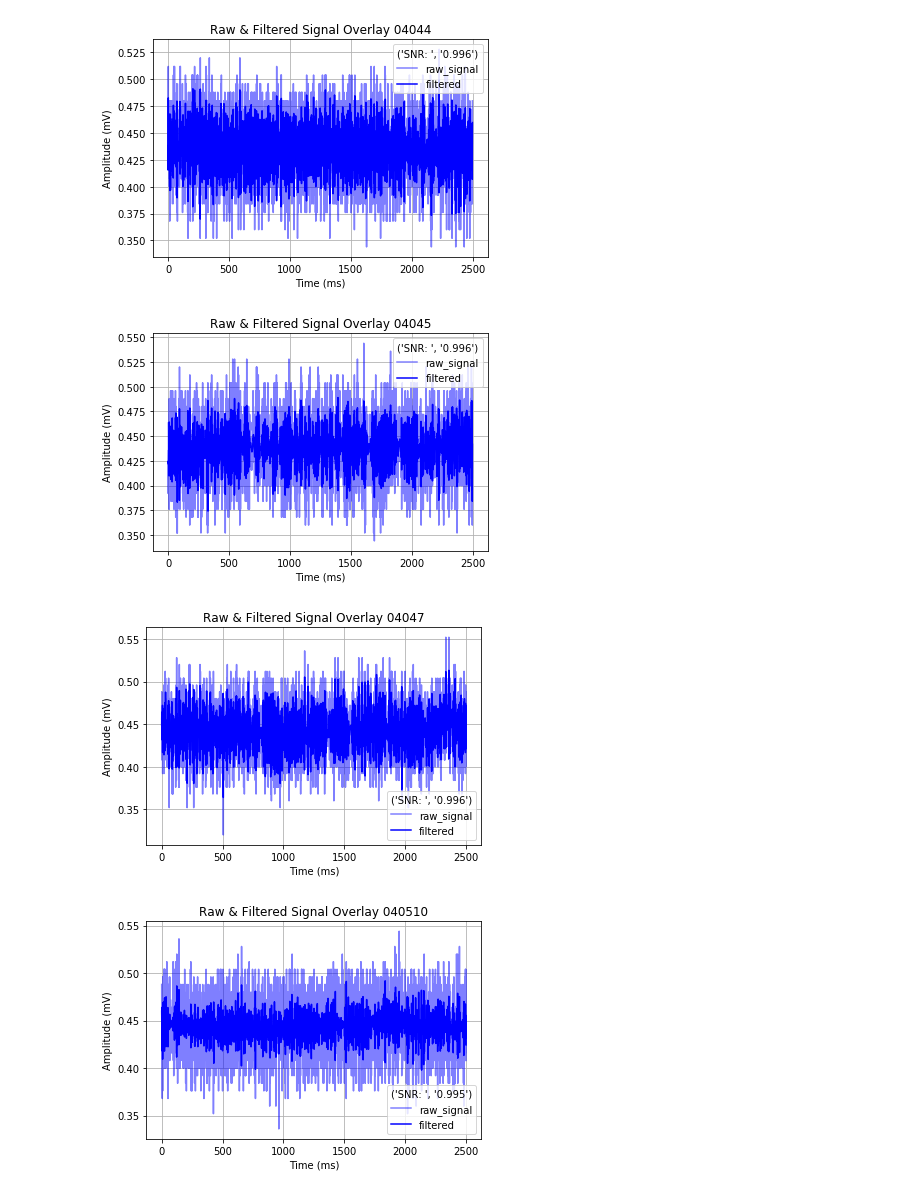
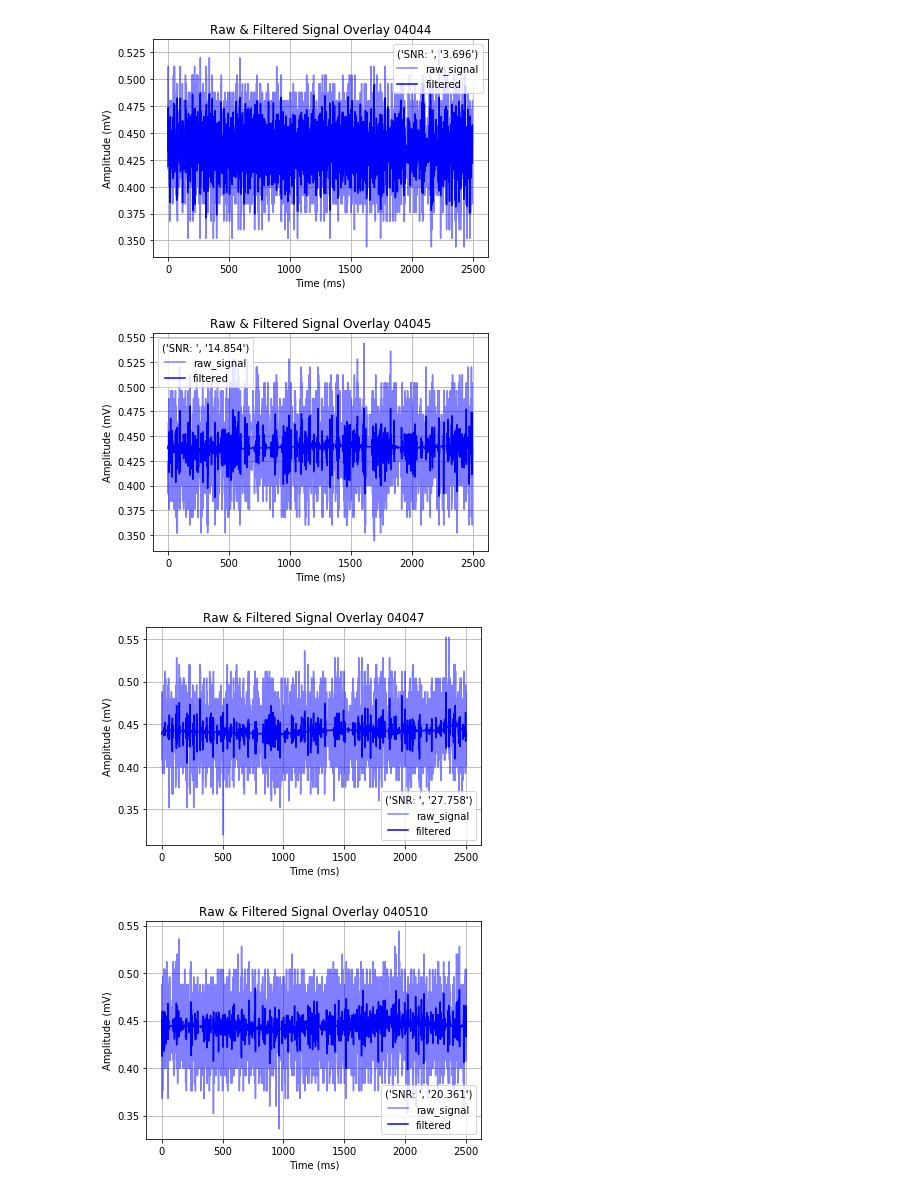
Before and after one commit to ahl54/fnirUI, a Jupyter notebook: discriminate_waveletSmooth_SNR.ipynb, the cells around one changed output. Cells and saved outputs as stored; diff of their text form; code cells hidden in the pictures.

```diff
--- a/discriminate_waveletSmooth_SNR.ipynb
+++ b/discriminate_waveletSmooth_SNR.ipynb
@@ -2,7 +2,7 @@
 %matplotlib inline
 #Discriminate wavelet reduction of motion noise
 #Authored by: Connor Johnson
-#Last modified: 2/28/2017 by Anna
+#Last modified: 3/10/2017 by Anna
 
 # file processing
 import os, ast
@@ -12,11 +12,10 @@ import numpy as np
 # visualization
 import matplotlib.pyplot as plt
 
-# Depreciated because I didn't want to install fortran and a whole library for one line of code
+# Depreciated to avoid fortran dependency
 #from statsmodels.robust import mad
 
 def mad(data, axis=None):
-    # Authored by Anna
     # median absolute deviation
     return np.median(np.absolute(data - np.median(data,axis)), axis)
 
@@ -29,22 +28,28 @@ def waveletSmooth(signal, wavelet, level=1):
     sigma = mad(coeff[-level])
     signal_len = len(signal)
     threshold = sigma * np.sqrt(2*np.log(signal_len))
+    # Note: alternative distance metrics can be used to vary the threshold
     coeff[1:] =(pywt.threshold(i , value=threshold, mode="soft") for i in coeff[1:])
     #reconstruct signal
     y = pywt.waverec(coeff, wavelet, mode="per")
     return y
 
-def signal_to_noise(raw, filt):
-    # returns the signal to noise given  raw amplitude and filtered amplitude
+def rms(data):
+    # returns the root mean squared amplitude of the data
+    baseline = np.median(data)
+    return np.sqrt(((data - baseline)**2).mean())
 
-    # Frobenius normalization includes baseline difference
-    signal = np.linalg.norm(filt)/len(filt)
-    noise = np.linalg.norm(raw)/len(raw)
+def signal_to_noise(signal, noise):
+    # returns the signal to noise ratio
+    # assumption: Equal impedance
 
-    if noise == 0:
+    Asignal = rms(signal)
+    Anoise = rms(noise)
+
+    if Anoise == 0:
         SNR = float('nan')
     else:
-        SNR = (signal/noise)**2
+        SNR = (Asignal/Anoise)**2
     return SNR
 
 
@@ -68,10 +73,10 @@ for filename in os.listdir(raw_signal_path):
 
             # Eight part gaussian wavelet decomposition on amplitudes
             # f(t) = y(t) + e(t), where y(t) is the signal and e(t) is the noise
-            wavelet_type = 'db8' # Daubechies wavelet mapping
+            wavelet_type = 'db2' # Daubechies wavelet mapping
             # smoothing level maxes out at 7
             filt = waveletSmooth(raw, wavelet_type, level=7)
-            SNR = signal_to_noise(raw,filt)
+            SNR = signal_to_noise(raw, filt)
 
             # visualize
             p1, = plt.plot(raw, color="b", alpha=0.5, label='raw_signal')
@@ -90,4 +95,4 @@ for filename in os.listdir(raw_signal_path):
-[figure, old version]
+[figure, new version]
-[figure, old version]
+[figure, new version]
-[figure, old version]
+[figure, new version]
-[figure, old version]
+[figure, new version]
```
Also changed, not shown: parts of 1 cell of this notebook, 2 other files.
